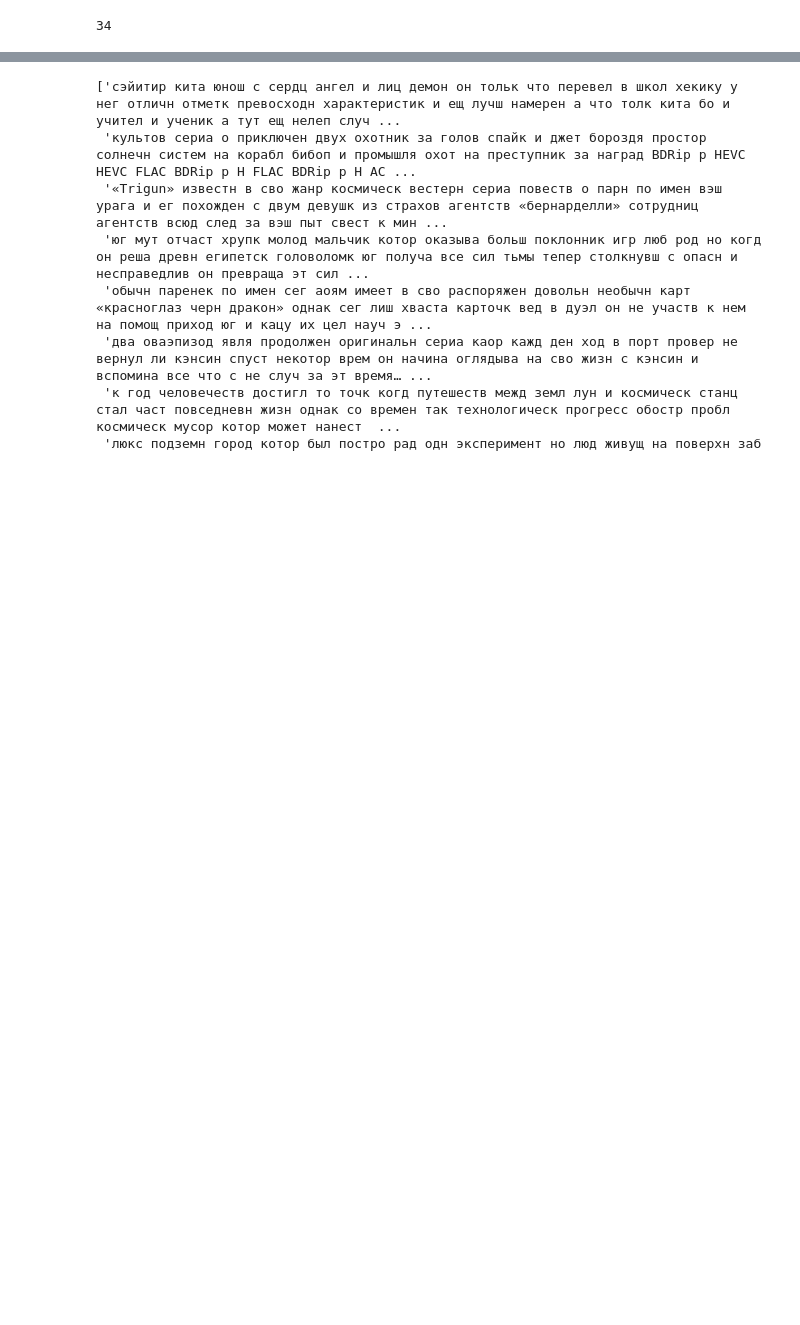
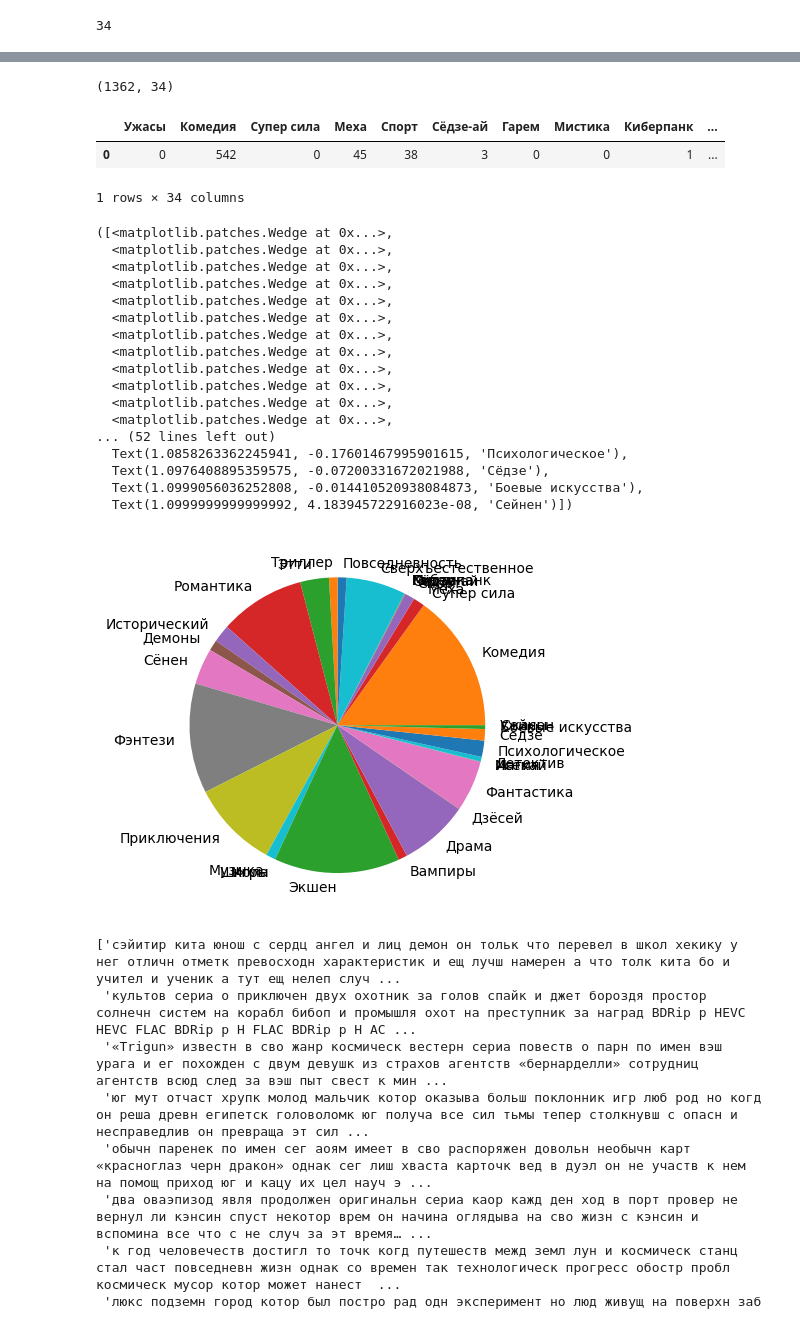
Before and after one commit to POAL484/pomidor_team_project, a Jupyter notebook: anime/anime.ipynb, the cells around one changed output, grey strips where cells are left out. Cells and saved outputs as stored; diff of their text form; code cells hidden in the pictures; blank space fills up the shorter version.

```diff
--- a/anime/anime.ipynb
+++ b/anime/anime.ipynb
@@ -56,3 +56,21 @@ dataset.sample(5)
 X_text = list(dataset['description'])
 # %%
 y = np.asarray(dataset[dataset.columns[1:]])
+# %%
+y.shape
+# %% [output]
+(1362, 34)
+# %%
+nplus = pd.DataFrame({}, columns=dataset.columns[1:])
+nplus_ = {}
+for i in genres:
+   nplus_[i] = [0, ]
+for i in y:
+   for j in range(len(i)):
+        nplus_[list(nplus_.keys())[j]][0] += i[j]
+nplus = pd.concat((nplus, pd.DataFrame(nplus_)))
+nplus
+# %% [output]
+|  | Ужасы | Комедия | Супер сила | Меха | Спорт | Сёдзе-ай | Гарем | Мистика | Киберпанк | ... |
+| 0 | 0 | 542 | 0 | 45 | 38 | 3 | 0 | 0 | 1 | ... |
+1 rows × 34 columns
@@ -58,0 +79,21 @@ y = np.asarray(dataset[dataset.columns[1:]])
+# %%
+plt.pie(nplus.iloc[0], labels=nplus.columns)
+# %% [output]
+([<matplotlib.patches.Wedge at 0x...>,
+  <matplotlib.patches.Wedge at 0x...>,
+  <matplotlib.patches.Wedge at 0x...>,
+  <matplotlib.patches.Wedge at 0x...>,
+  <matplotlib.patches.Wedge at 0x...>,
+  <matplotlib.patches.Wedge at 0x...>,
+  <matplotlib.patches.Wedge at 0x...>,
+  <matplotlib.patches.Wedge at 0x...>,
+  <matplotlib.patches.Wedge at 0x...>,
+  <matplotlib.patches.Wedge at 0x...>,
+  <matplotlib.patches.Wedge at 0x...>,
+  <matplotlib.patches.Wedge at 0x...>,
+... (52 lines left out)
+  Text(1.0858263362245941, -0.17601467995901615, 'Психологическое'),
+  Text(1.0976408895359575, -0.07200331672021988, 'Сёдзе'),
+  Text(1.0999056036252808, -0.014410520938084873, 'Боевые искусства'),
+  Text(1.0999999999999992, 4.183945722916023e-08, 'Сейнен')])
+[figure, added]
```
Also changed, not shown: parts of 36 cells of this notebook, 2 other files.
